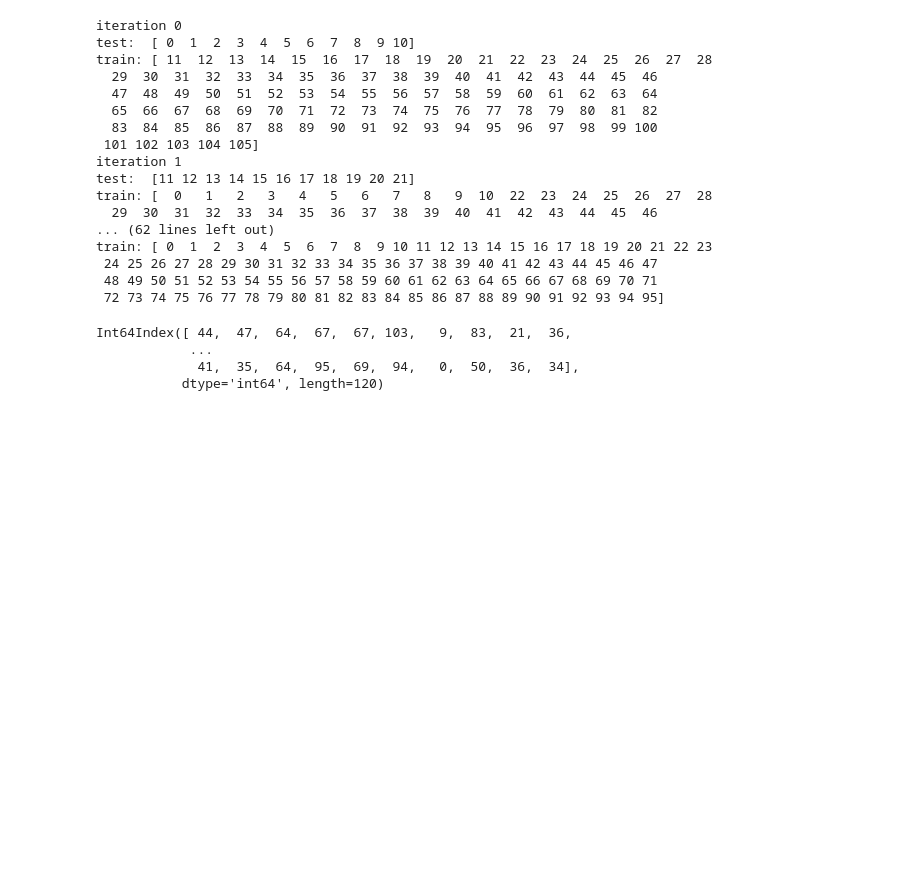
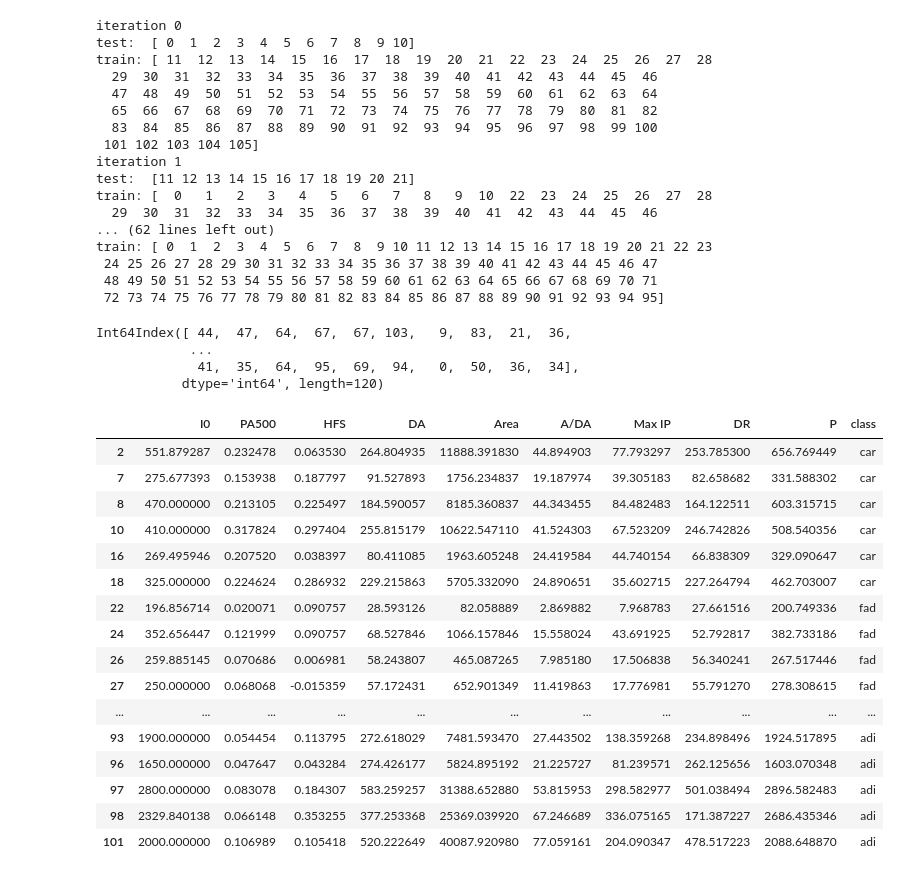
Before and after one commit to Swayam42/CollegeHub, a Jupyter notebook: 5th-SEM/ML-1/Classworks/Day_11/sklearn.ipynb, the cells around one changed output. Drawn from its saved outputs; the diff is of its cells as text; code cells hidden in the pictures; blank space fills up the shorter version.

```diff
--- a/5th-SEM/ML-1/Classworks/Day_11/sklearn.ipynb
+++ b/5th-SEM/ML-1/Classworks/Day_11/sklearn.ipynb
@@ -123,3 +123,24 @@ Int64Index([ 44,  47,  64,  67,  67, 103,   9,  83,  21,  36,
             ...
              41,  35,  64,  95,  69,  94,   0,  50,  36,  34],
            dtype='int64', length=120)
+# %%
+ob_rows=data.iloc[~data.index.isin(bs1.index)]
+ob_rows
+# %% [output]
+|  | I0 | PA500 | HFS | DA | Area | A/DA | Max IP | DR | P | class |
+| 2 | 551.879287 | 0.232478 | 0.063530 | 264.804935 | 11888.391830 | 44.894903 | 77.793297 | 253.785300 | 656.769449 | car |
+| 7 | 275.677393 | 0.153938 | 0.187797 | 91.527893 | 1756.234837 | 19.187974 | 39.305183 | 82.658682 | 331.588302 | car |
+| 8 | 470.000000 | 0.213105 | 0.225497 | 184.590057 | 8185.360837 | 44.343455 | 84.482483 | 164.122511 | 603.315715 | car |
+| 10 | 410.000000 | 0.317824 | 0.297404 | 255.815179 | 10622.547110 | 41.524303 | 67.523209 | 246.742826 | 508.540356 | car |
+| 16 | 269.495946 | 0.207520 | 0.038397 | 80.411085 | 1963.605248 | 24.419584 | 44.740154 | 66.838309 | 329.090647 | car |
+| 18 | 325.000000 | 0.224624 | 0.286932 | 229.215863 | 5705.332090 | 24.890651 | 35.602715 | 227.264794 | 462.703007 | car |
+| 22 | 196.856714 | 0.020071 | 0.090757 | 28.593126 | 82.058889 | 2.869882 | 7.968783 | 27.661516 | 200.749336 | fad |
+| 24 | 352.656447 | 0.121999 | 0.090757 | 68.527846 | 1066.157846 | 15.558024 | 43.691925 | 52.792817 | 382.733186 | fad |
+| 26 | 259.885145 | 0.070686 | 0.006981 | 58.243807 | 465.087265 | 7.985180 | 17.506838 | 56.340241 | 267.517446 | fad |
+| 27 | 250.000000 | 0.068068 | -0.015359 | 57.172431 | 652.901349 | 11.419863 | 17.776981 | 55.791270 | 278.308615 | fad |
+| ... | ... | ... | ... | ... | ... | ... | ... | ... | ... | ... |
+| 93 | 1900.000000 | 0.054454 | 0.113795 | 272.618029 | 7481.593470 | 27.443502 | 138.359268 | 234.898496 | 1924.517895 | adi |
+| 96 | 1650.000000 | 0.047647 | 0.043284 | 274.426177 | 5824.895192 | 21.225727 | 81.239571 | 262.125656 | 1603.070348 | adi |
+| 97 | 2800.000000 | 0.083078 | 0.184307 | 583.259257 | 31388.652880 | 53.815953 | 298.582977 | 501.038494 | 2896.582483 | adi |
+| 98 | 2329.840138 | 0.066148 | 0.353255 | 377.253368 | 25369.039920 | 67.246689 | 336.075165 | 171.387227 | 2686.435346 | adi |
+| 101 | 2000.000000 | 0.106989 | 0.105418 | 520.222649 | 40087.920980 | 77.059161 | 204.090347 | 478.517223 | 2088.648870 | adi |
```
Also changed, not shown: parts of 5 cells of this notebook.
